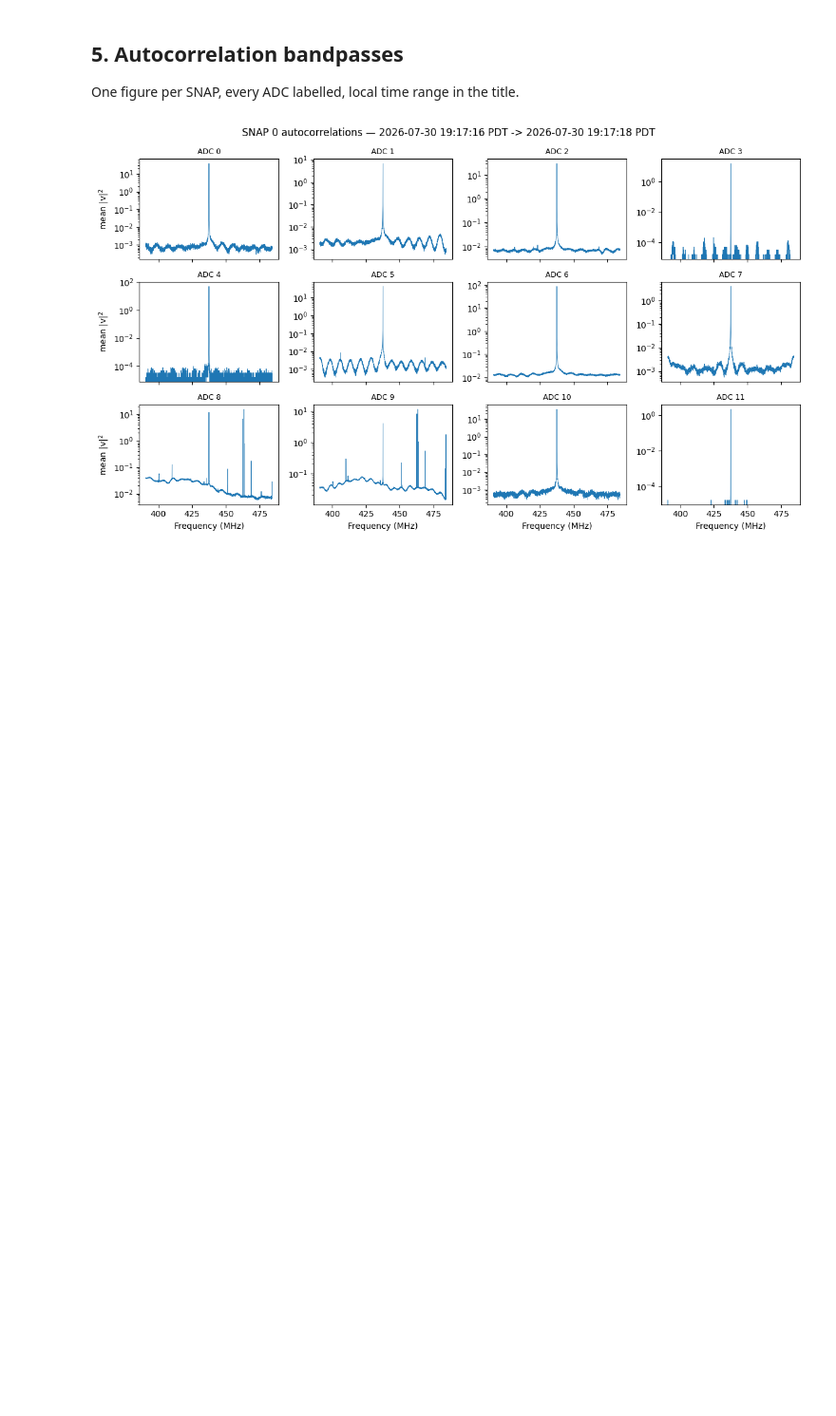
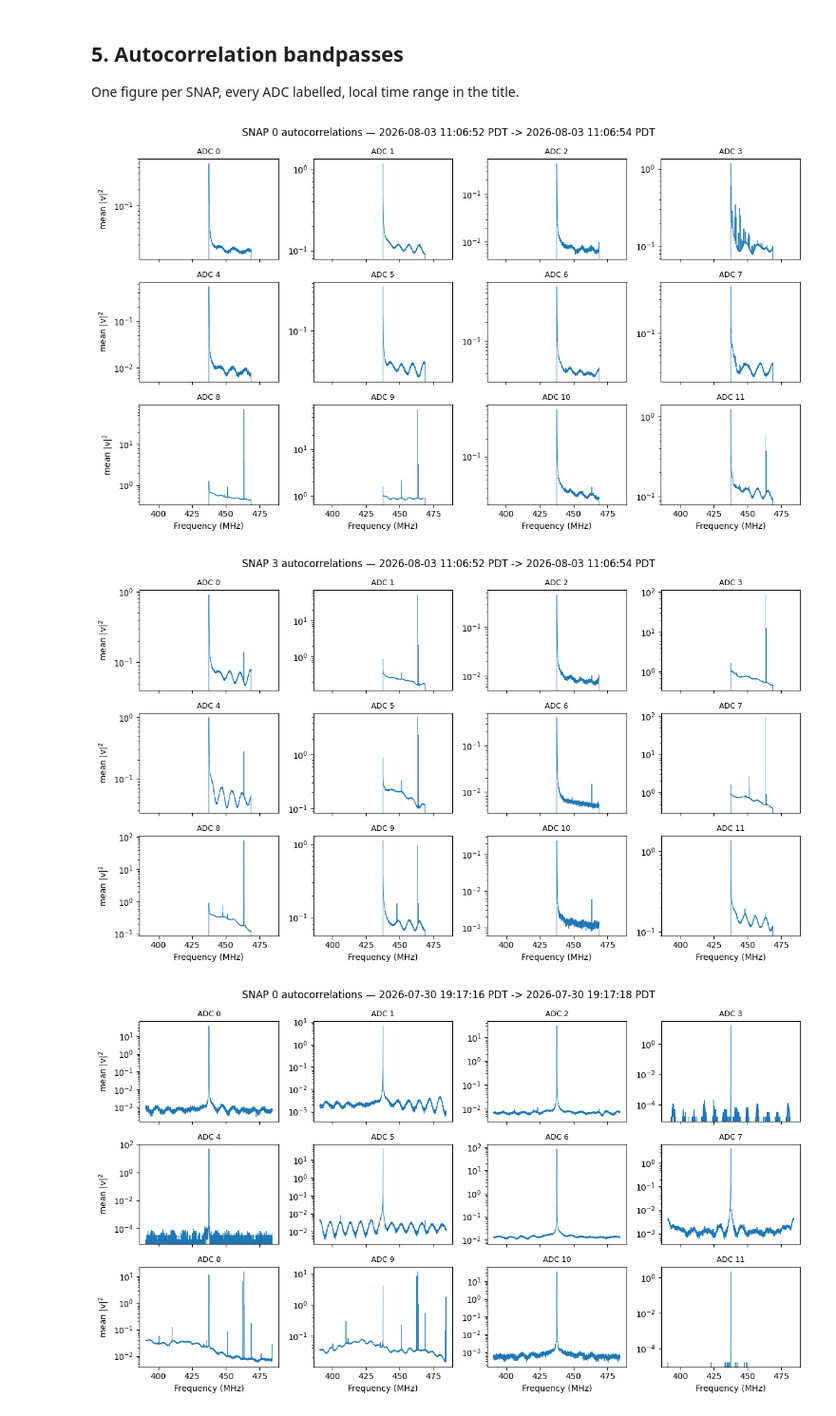
Before and after one commit to Coherent-All-Sky-Monitor/casm_io, a Jupyter notebook: examples/voltage_quickstart.ipynb, the cells around one changed output. Shown at 95% size. Cells and saved outputs as stored; diff of their text form; code cells hidden in the pictures; blank space fills up the shorter version.

```diff
--- a/examples/voltage_quickstart.ipynb
+++ b/examples/voltage_quickstart.ipynb
@@ -154,6 +158,28 @@ input 0 is (snap, adc) = (0, 0)
 ## 5. Autocorrelation bandpasses
 
 One figure per SNAP, every ADC labelled, local time range in the title.
+# %%
+from casm_io.autocorr import psrdada_to_unix
+from casm_io._time import format_time_span
+import matplotlib.pyplot as plt
+t0 = psrdada_to_unix(header.get("DUMP_UTC_START", header["UTC_START"]))
+when = format_time_span(t0, t0 + n * 32.768e-6, "America/Los_Angeles")
+
+for snap in sorted(spec):
+    fig, axes = plt.subplots(3, 4, figsize=(12, 7), sharex=True)
+    for adc in range(spec[snap].shape[1]):
+        ax = axes.flat[adc]
+        ax.semilogy(freq, spec[snap][:, adc] / n, lw=0.6)
+        ax.set_title(f"ADC {adc}", fontsize=9)
+    for ax in axes[-1]:
+        ax.set_xlabel("Frequency (MHz)")
+    for ax in axes[:, 0]:
+        ax.set_ylabel("mean |v|$^2$")
+    fig.suptitle(f"SNAP {snap} autocorrelations — {when}")
+    fig.tight_layout()
+# %% [output]
+[figure, added]
+[figure, added]
 # %%
 from casm_io.autocorr import psrdada_to_unix
 from casm_io._time import format_time_span
```
Also changed, not shown: parts of 5 cells of this notebook, 4 other files.
